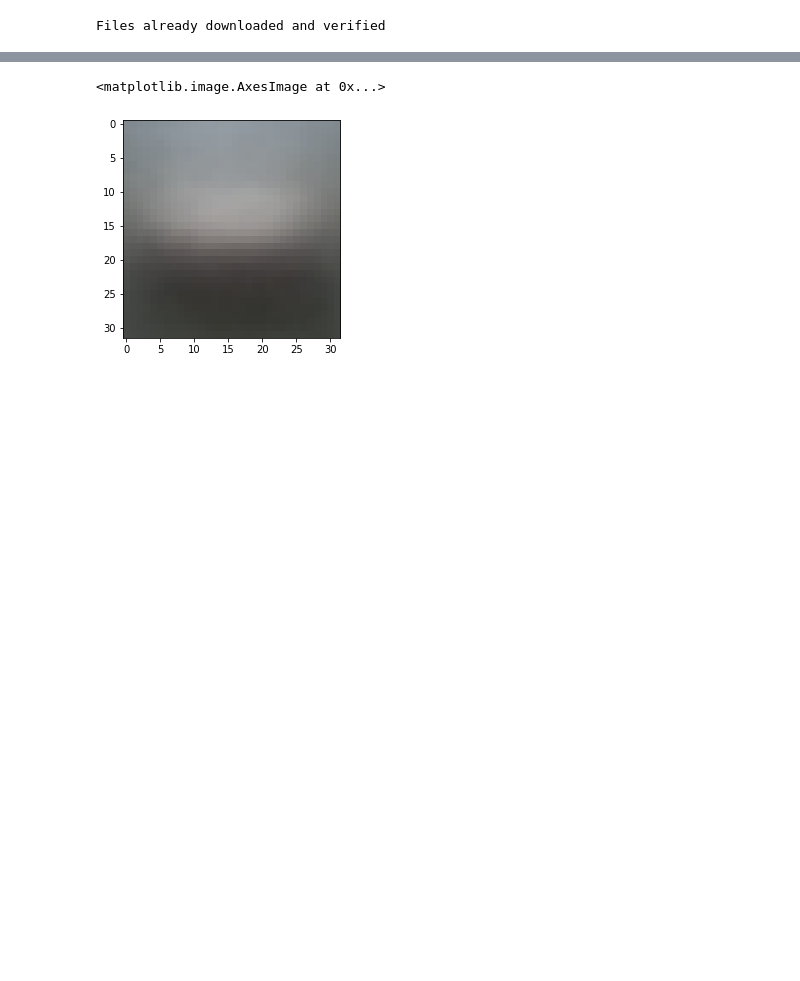
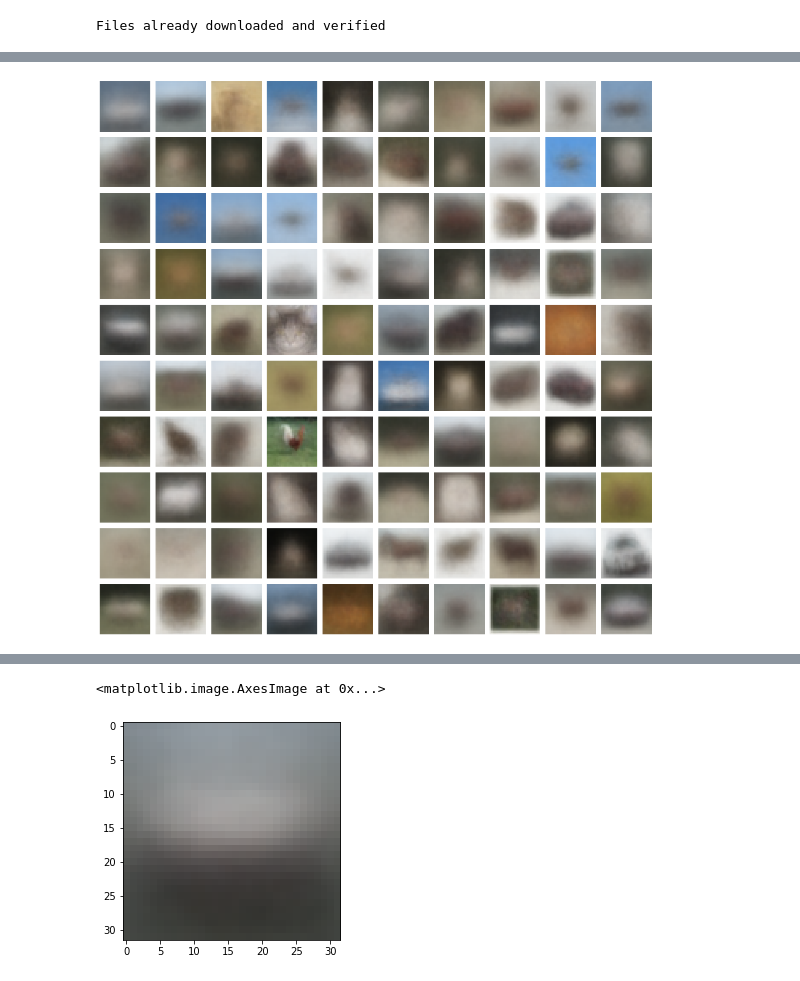
Before and after one commit to sverdoot/maxent-gan, a Jupyter notebook: notebooks/kmeans.ipynb, the cells around one changed output, grey strips where cells are left out. Saved outputs shown, nothing was run; the diff lists cells and outputs as text; code cells hidden in the pictures; blank space fills up the shorter version.

```diff
--- a/notebooks/kmeans.ipynb
+++ b/notebooks/kmeans.ipynb
@@ -25,0 +26,12 @@ plt.imshow(closest_pts[0].transpose(1, 2, 0))
+# %%
+fig, axs = plt.subplots(10, 10, figsize=(15, 15))
+
+for i, ax in enumerate(axs.flatten()):
+    ax.imshow(centroids[i].transpose(1, 2, 0))
+    ax.axis('off')
+
+
+fig.tight_layout()
+plt.savefig('../dump/centroids.png')
+# %% [output]
+[figure, added]
```
Also changed, not shown: parts of 20 cells of this notebook, 20 other files.
